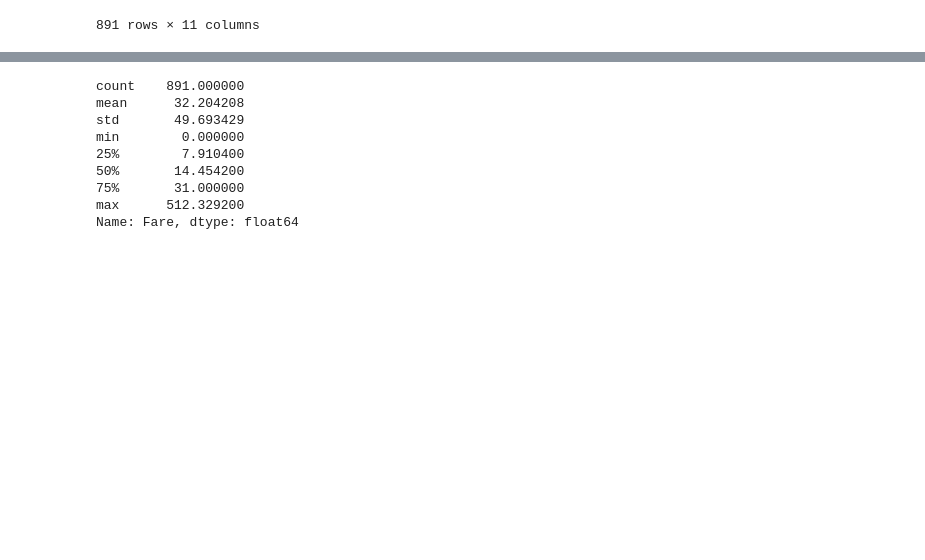
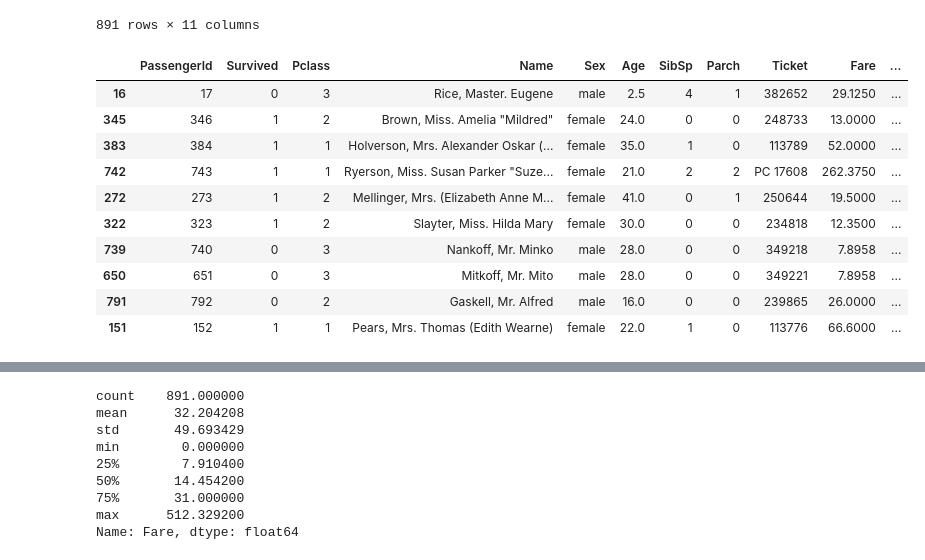
Before and after one commit to AnandaRimal/Deerwalk-Teaching-Datascience, a Jupyter notebook: Feature engineering/Datacleaning.ipynb, the cells around one changed output, grey strips where cells are left out. Saved outputs shown, nothing was run; the diff lists cells and outputs as text; code cells hidden in the pictures; blank space fills up the shorter version.

```diff
--- a/Feature engineering/Datacleaning.ipynb
+++ b/Feature engineering/Datacleaning.ipynb
@@ -190,6 +248,20 @@ df
 | 889 | 890 | 1 | 1 | Behr, Mr. Karl Howell | male | 26.0 | 0 | 0 | 111369 | 30.0000 | ... |
 | 890 | 891 | 0 | 3 | Dooley, Mr. Patrick | male | 32.0 | 0 | 0 | 370376 | 7.7500 | ... |
 891 rows × 11 columns
+# %%
+df.sample(10)
+# %% [output]
+|  | PassengerId | Survived | Pclass | Name | Sex | Age | SibSp | Parch | Ticket | Fare | ... |
+| 16 | 17 | 0 | 3 | Rice, Master. Eugene | male | 2.5 | 4 | 1 | 382652 | 29.1250 | ... |
+| 345 | 346 | 1 | 2 | Brown, Miss. Amelia "Mildred" | female | 24.0 | 0 | 0 | 248733 | 13.0000 | ... |
+| 383 | 384 | 1 | 1 | Holverson, Mrs. Alexander Oskar (... | female | 35.0 | 1 | 0 | 113789 | 52.0000 | ... |
+| 742 | 743 | 1 | 1 | Ryerson, Miss. Susan Parker "Suze... | female | 21.0 | 2 | 2 | PC 17608 | 262.3750 | ... |
+| 272 | 273 | 1 | 2 | Mellinger, Mrs. (Elizabeth Anne M... | female | 41.0 | 0 | 1 | 250644 | 19.5000 | ... |
+| 322 | 323 | 1 | 2 | Slayter, Miss. Hilda Mary | female | 30.0 | 0 | 0 | 234818 | 12.3500 | ... |
+| 739 | 740 | 0 | 3 | Nankoff, Mr. Minko | male | 28.0 | 0 | 0 | 349218 | 7.8958 | ... |
+| 650 | 651 | 0 | 3 | Mitkoff, Mr. Mito | male | 28.0 | 0 | 0 | 349221 | 7.8958 | ... |
+| 791 | 792 | 0 | 2 | Gaskell, Mr. Alfred | male | 16.0 | 0 | 0 | 239865 | 26.0000 | ... |
+| 151 | 152 | 1 | 1 | Pears, Mrs. Thomas (Edith Wearne) | female | 22.0 | 1 | 0 | 113776 | 66.6000 | ... |
 # %%
 sns.kdeplot(df["Age"].dropna(), fill=True)
 plt.title("KDE After Outlier Removal")
```
Also changed, not shown: parts of 15 cells of this notebook, 1 other file.
